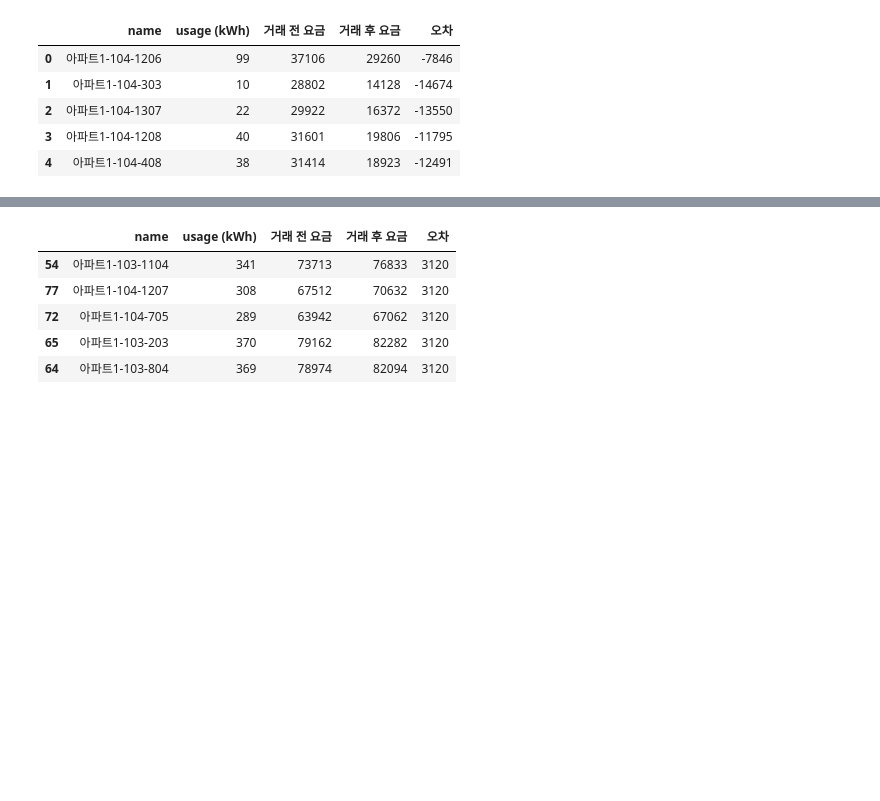
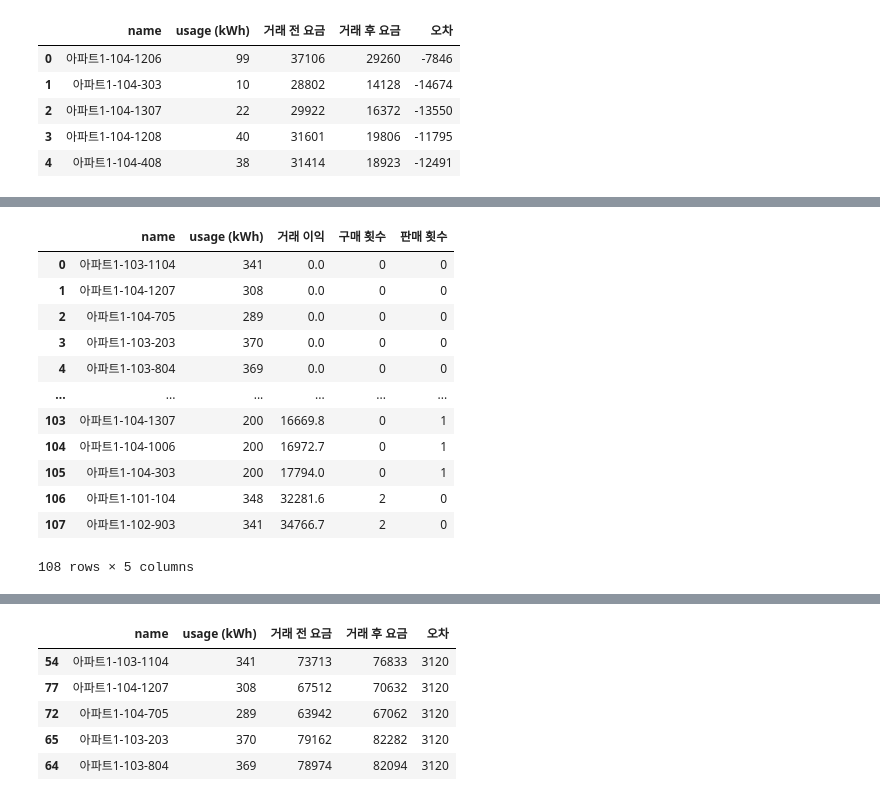
Before and after one commit to formegusto/energy-trading, a Jupyter notebook: analysis. paran energy.ipynb, the cells around one changed output, grey strips where cells are left out. Cells and saved outputs as stored; diff of their text form; code cells hidden in the pictures; blank space fills up the shorter version.

```diff
--- a/analysis. paran energy.ipynb
+++ b/analysis. paran energy.ipynb
@@ -428,5 +389,0 @@ _com_datas.iloc[desc_idx].reset_index(drop=True)
-# %%
-import pandas as pd
-pd.set_option('display.max_rows',1000)
-
-pm.simulation_datas.iloc[desc_idx].reset_index(drop=True)
@@ -459,0 +424,19 @@ _com_datas.iloc[desc_idx].head()
+# %%
+import pandas as pd
+pd.set_option('display.max_rows',10)
+
+pm.simulation_datas.iloc[desc_idx].reset_index(drop=True)
+# %% [output]
+|  | name | usage (kWh) | 거래 이익 | 구매 횟수 | 판매 횟수 |
+| 0 | 아파트1-103-1104 | 341 | 0.0 | 0 | 0 |
+| 1 | 아파트1-104-1207 | 308 | 0.0 | 0 | 0 |
+| 2 | 아파트1-104-705 | 289 | 0.0 | 0 | 0 |
+| 3 | 아파트1-103-203 | 370 | 0.0 | 0 | 0 |
+| 4 | 아파트1-103-804 | 369 | 0.0 | 0 | 0 |
+| ... | ... | ... | ... | ... | ... |
+| 103 | 아파트1-104-1307 | 200 | 16669.8 | 0 | 1 |
+| 104 | 아파트1-104-1006 | 200 | 16972.7 | 0 | 1 |
+| 105 | 아파트1-104-303 | 200 | 17794.0 | 0 | 1 |
+| 106 | 아파트1-101-104 | 348 | 32281.6 | 2 | 0 |
+| 107 | 아파트1-102-903 | 341 | 34766.7 | 2 | 0 |
+108 rows × 5 columns
```
Also changed, not shown: parts of 17 cells of this notebook, 7 other files.
